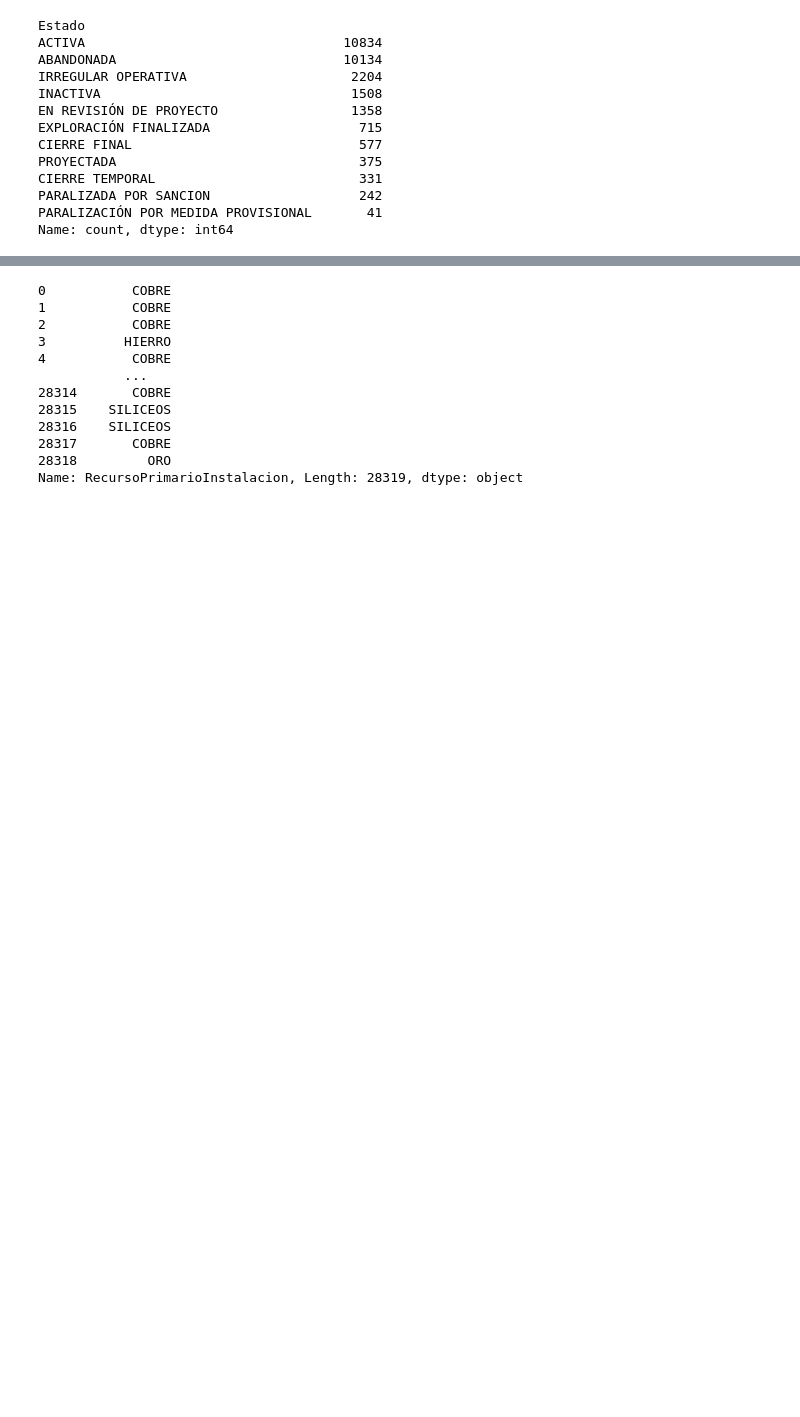
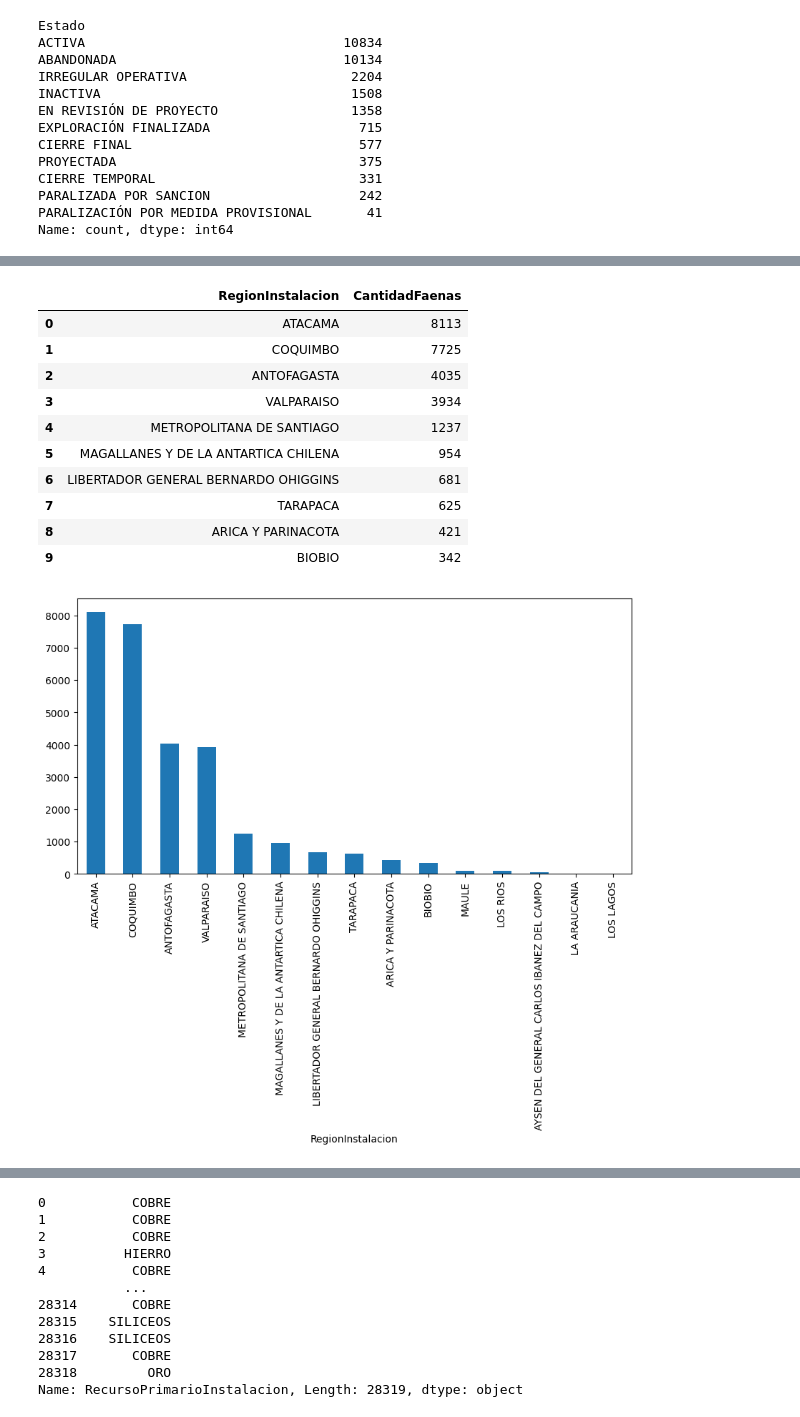
Before and after one commit to Arturo-Amberg/TrabajoTesis, a Jupyter notebook: Cluster/PreprocesamientoBD.ipynb, the cells around one changed output, grey strips where cells are left out. Saved outputs shown, nothing was run; the diff lists cells and outputs as text; code cells hidden in the pictures; blank space fills up the shorter version.

```diff
--- a/Cluster/PreprocesamientoBD.ipynb
+++ b/Cluster/PreprocesamientoBD.ipynb
@@ -116,0 +179,22 @@ Name: count, dtype: int64
+# %%
+region_counts = (
+    df['RegionInstalacion']
+    .value_counts()
+    .rename_axis('RegionInstalacion')
+    .reset_index(name='CantidadFaenas')
+)
+region_counts.plot(x='RegionInstalacion', y='CantidadFaenas', kind='bar', figsize=(10,5), legend=False)
+display(region_counts.head(10))
+# %% [output]
+|  | RegionInstalacion | CantidadFaenas |
+| 0 | ATACAMA | 8113 |
+| 1 | COQUIMBO | 7725 |
+| 2 | ANTOFAGASTA | 4035 |
+| 3 | VALPARAISO | 3934 |
+| 4 | METROPOLITANA DE SANTIAGO | 1237 |
+| 5 | MAGALLANES Y DE LA ANTARTICA CHILENA | 954 |
+| 6 | LIBERTADOR GENERAL BERNARDO OHIGGINS | 681 |
+| 7 | TARAPACA | 625 |
+| 8 | ARICA Y PARINACOTA | 421 |
+| 9 | BIOBIO | 342 |
+[figure, added]
```
Also changed, not shown: parts of 29 cells of this notebook.
